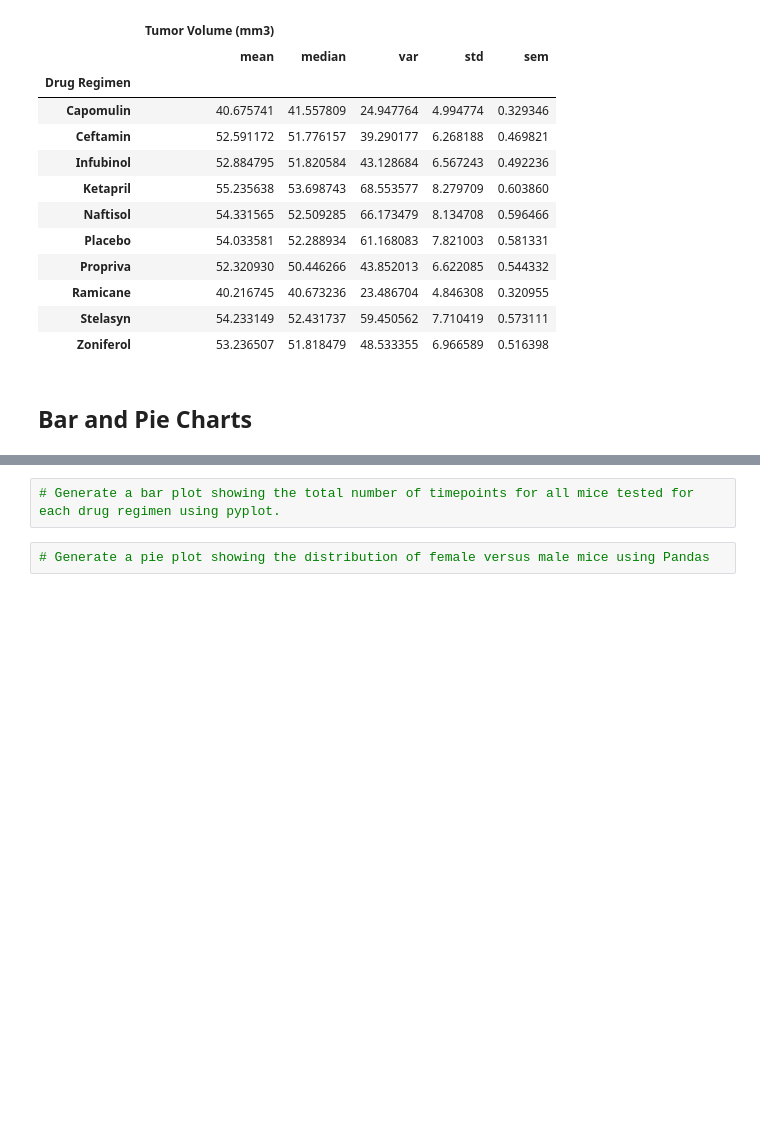
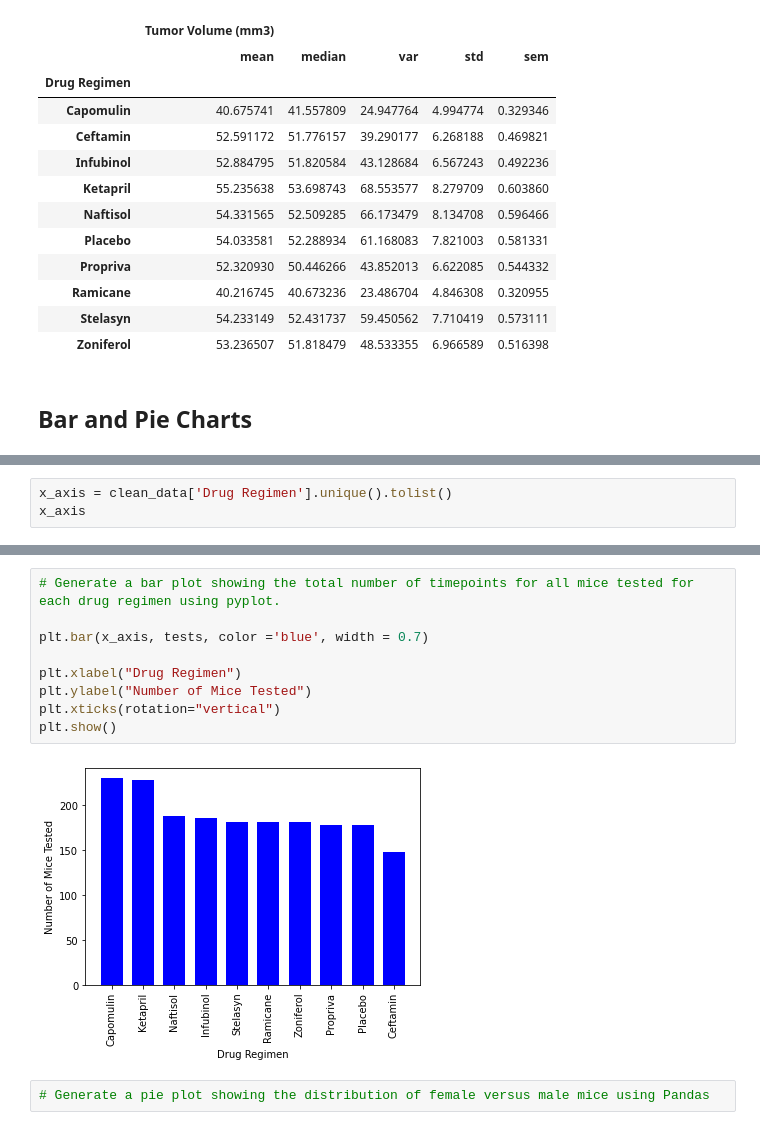
Before and after one commit to IlkayAtes11/Matplotlib-Challenge, a Jupyter notebook: Code/pymaceuticals.ipynb, the cells around one changed output, grey strips where cells are left out. Drawn from its saved outputs; the diff is of its cells as text; blank space fills up the shorter version.

```diff
--- a/Code/pymaceuticals.ipynb
+++ b/Code/pymaceuticals.ipynb
@@ -154,0 +174,3 @@ sum_stat2
+# %%
+x_axis = clean_data['Drug Regimen'].unique().tolist()
+x_axis
@@ -155,5 +188,14 @@ sum_stat2
 # %%
 # Generate a bar plot showing the total number of timepoints for all mice tested for each drug regimen using pyplot.
+
+plt.bar(x_axis, tests, color ='blue', width = 0.7)
+
+plt.xlabel("Drug Regimen")
+plt.ylabel("Number of Mice Tested")
+plt.xticks(rotation="vertical")
+plt.show()
+# %% [output]
+[figure, added]
 # %%
 # Generate a pie plot showing the distribution of female versus male mice using Pandas
 # %%
```
Also changed, not shown: parts of 4 cells of this notebook.
